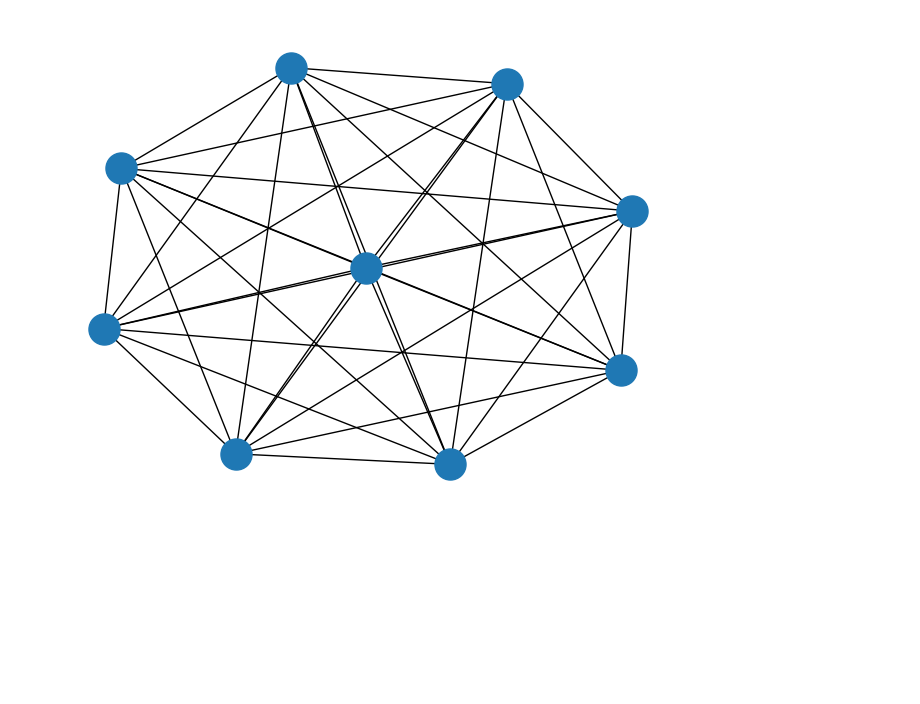
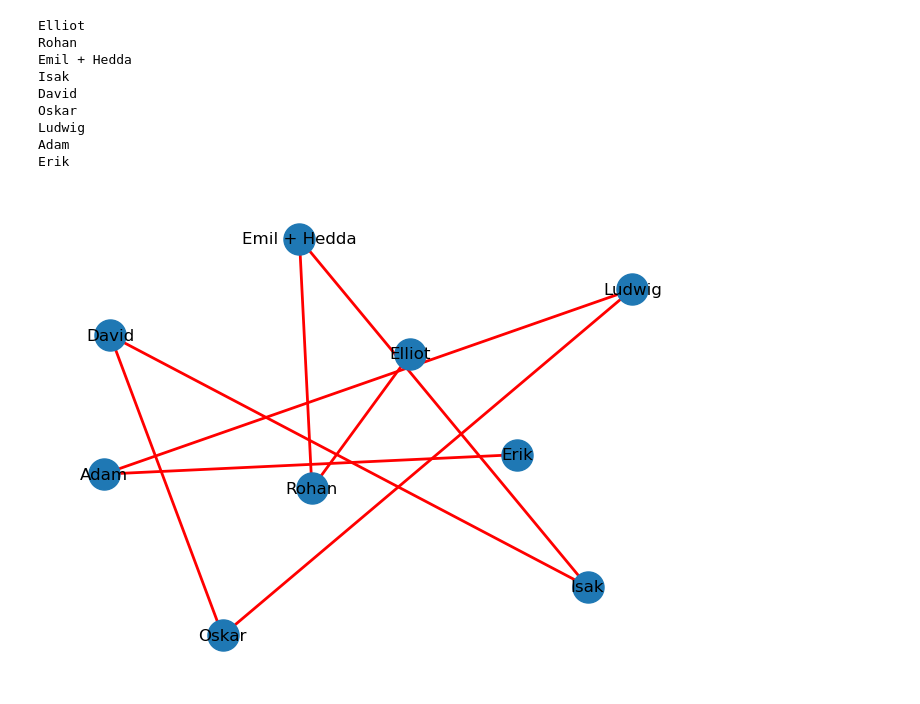
Before and after one commit to ufotermiten/Tour-de-34an, a Jupyter notebook: read_matrix.ipynb, the cells around one changed output. Drawn from its saved outputs; the diff is of its cells as text; code cells hidden in the pictures; blank space fills up the shorter version.

```diff
--- a/read_matrix.ipynb
+++ b/read_matrix.ipynb
@@ -14,7 +14,10 @@ df = pd.read_csv('restider.csv')
 # Drop the first column by label and print the DataFrame to check
 df = df.drop(df.columns[0], axis=1)
 
+df = df.fillna(0)
 # Convert the DataFrame to a NumPy array
 data = df.to_numpy()
+
+data += data.T
 # %%
 def show_graph_with_labels(adjacency_matrix, mylabels):
@@ -26 +33,10 @@ def show_graph_with_labels(adjacency_matrix, mylabels):
     plt.show()
+# %%
+label_dict = dict()
+names = list(df.columns)
+for i in range(9):
+    label_dict[i] = names[i]
+
+print(label_dict)
+print(data)
+show_graph_with_labels(data,label_dict)
@@ -27,4 +55,23 @@ def show_graph_with_labels(adjacency_matrix, mylabels):
 # %%
-show_graph_with_labels(data,list(df.columns))
+G = nx.from_numpy_array(data)
+optimal_order = nx.algorithms.approximation.traveling_salesman_problem(G, method=nx.algorithms.approximation.greedy_tsp,cycle=False)
+
+
+pos = nx.spring_layout(G, seed=34)
+route_edges = [(optimal_order[i], optimal_order[i+1]) for i in range(len(optimal_order) - 1)]
+nx.draw(G, pos, node_size=500, labels=label_dict, with_labels=True, edge_color="white")
+nx.draw_networkx_edges(G, pos, edgelist=route_edges, edge_color='red', width=2)
+
+for node in optimal_order:
+    print(names[node])
 # %% [output]
+Elliot
+Rohan
+Emil + Hedda
+Isak
+David
+Oskar
+Ludwig
+Adam
+Erik
-[figure, old version]
+[figure, new version]
```
Also changed, not shown: parts of 2 cells of this notebook.
